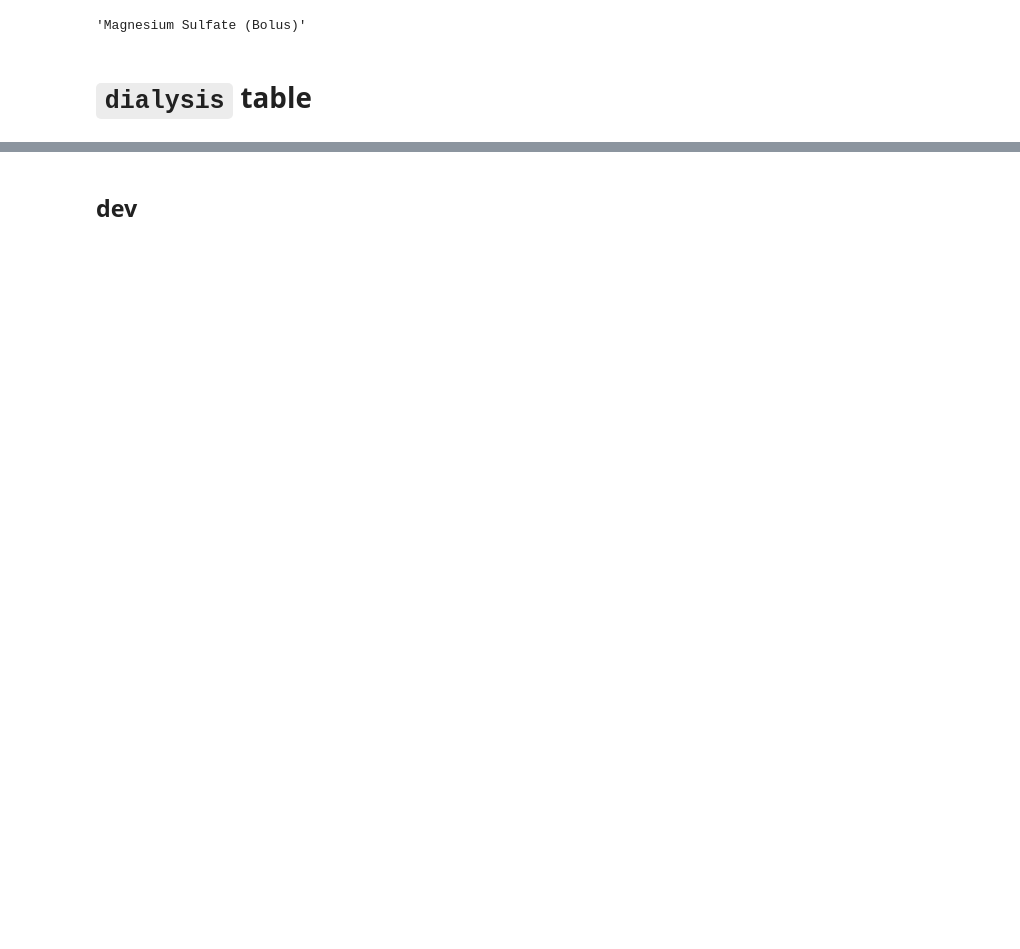
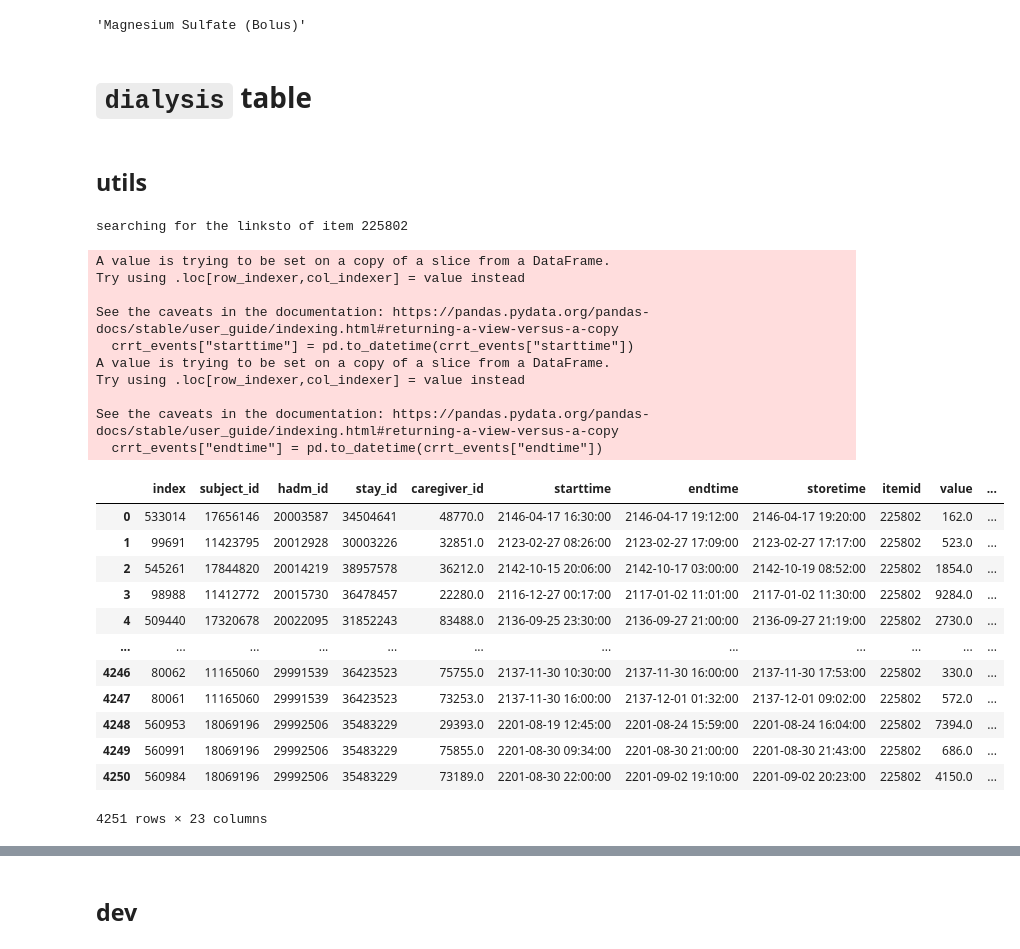
Before and after one commit to oldsandiaz/mimicclif, a Jupyter notebook: code/mimic-to-clif.ipynb, the cells around one changed output, grey strips where cells are left out. Saved outputs shown, nothing was run; the diff lists cells and outputs as text; code cells hidden in the pictures; blank space fills up the shorter version.

```diff
--- a/code/mimic-to-clif.ipynb
+++ b/code/mimic-to-clif.ipynb
@@ -1331,3 +1334,5 @@ item_id_to_label(227523)
 'Magnesium Sulfate (Bolus)'
 # %% [markdown]
 # `dialysis` table
+# %% [markdown]
+## utils
@@ -1333,0 +1353,32 @@ item_id_to_label(227523)
+# %%
+crrt_events = item_id_to_events_df(225802)
+crrt_events["starttime"] = pd.to_datetime(crrt_events["starttime"])
+crrt_events["endtime"] = pd.to_datetime(crrt_events["endtime"])
+
+crrt_events = crrt_events.sort_values(["hadm_id", "starttime"]).reset_index()
+crrt_events
+# %% [output]
+searching for the linksto of item 225802
+A value is trying to be set on a copy of a slice from a DataFrame.
+Try using .loc[row_indexer,col_indexer] = value instead
+
+See the caveats in the documentation: https://pandas.pydata.org/pandas-docs/stable/user_guide/indexing.html#returning-a-view-versus-a-copy
+  crrt_events["starttime"] = pd.to_datetime(crrt_events["starttime"])
+A value is trying to be set on a copy of a slice from a DataFrame.
+Try using .loc[row_indexer,col_indexer] = value instead
+
+See the caveats in the documentation: https://pandas.pydata.org/pandas-docs/stable/user_guide/indexing.html#returning-a-view-versus-a-copy
+  crrt_events["endtime"] = pd.to_datetime(crrt_events["endtime"])
+|  | index | subject_id | hadm_id | stay_id | caregiver_id | starttime | endtime | storetime | itemid | value | ... |
+| 0 | 533014 | 17656146 | 20003587 | 34504641 | 48770.0 | 2146-04-17 16:30:00 | 2146-04-17 19:12:00 | 2146-04-17 19:20:00 | 225802 | 162.0 | ... |
+| 1 | 99691 | 11423795 | 20012928 | 30003226 | 32851.0 | 2123-02-27 08:26:00 | 2123-02-27 17:09:00 | 2123-02-27 17:17:00 | 225802 | 523.0 | ... |
+| 2 | 545261 | 17844820 | 20014219 | 38957578 | 36212.0 | 2142-10-15 20:06:00 | 2142-10-17 03:00:00 | 2142-10-19 08:52:00 | 225802 | 1854.0 | ... |
+| 3 | 98988 | 11412772 | 20015730 | 36478457 | 22280.0 | 2116-12-27 00:17:00 | 2117-01-02 11:01:00 | 2117-01-02 11:30:00 | 225802 | 9284.0 | ... |
+| 4 | 509440 | 17320678 | 20022095 | 31852243 | 83488.0 | 2136-09-25 23:30:00 | 2136-09-27 21:00:00 | 2136-09-27 21:19:00 | 225802 | 2730.0 | ... |
+| ... | ... | ... | ... | ... | ... | ... | ... | ... | ... | ... | ... |
+| 4246 | 80062 | 11165060 | 29991539 | 36423523 | 75755.0 | 2137-11-30 10:30:00 | 2137-11-30 16:00:00 | 2137-11-30 17:53:00 | 225802 | 330.0 | ... |
+| 4247 | 80061 | 11165060 | 29991539 | 36423523 | 73253.0 | 2137-11-30 16:00:00 | 2137-12-01 01:32:00 | 2137-12-01 09:02:00 | 225802 | 572.0 | ... |
+| 4248 | 560953 | 18069196 | 29992506 | 35483229 | 29393.0 | 2201-08-19 12:45:00 | 2201-08-24 15:59:00 | 2201-08-24 16:04:00 | 225802 | 7394.0 | ... |
+| 4249 | 560991 | 18069196 | 29992506 | 35483229 | 75855.0 | 2201-08-30 09:34:00 | 2201-08-30 21:00:00 | 2201-08-30 21:43:00 | 225802 | 686.0 | ... |
+| 4250 | 560984 | 18069196 | 29992506 | 35483229 | 73189.0 | 2201-08-30 22:00:00 | 2201-09-02 19:10:00 | 2201-09-02 20:23:00 | 225802 | 4150.0 | ... |
+4251 rows × 23 columns
```
Also changed, not shown: parts of 38 cells of this notebook.
